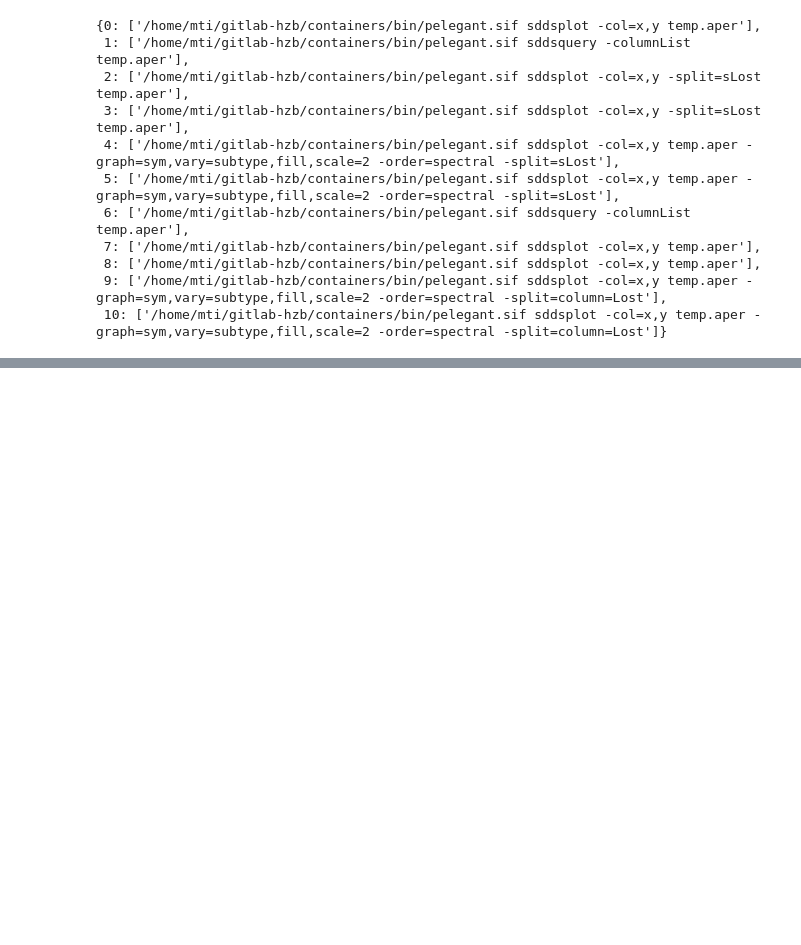
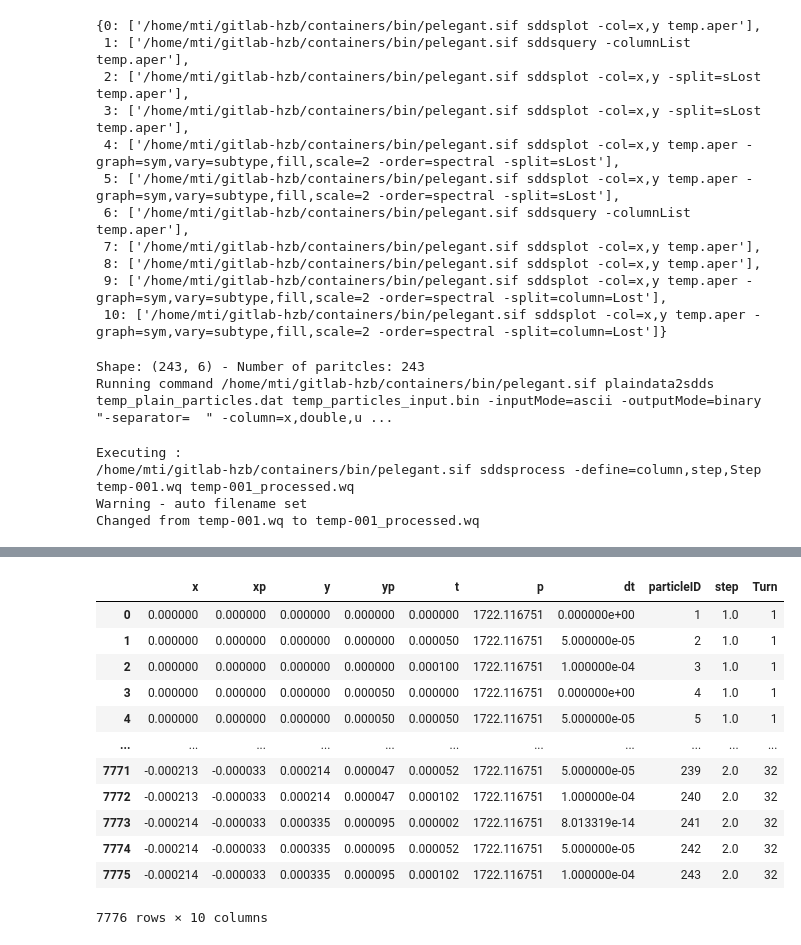
Before and after one commit to tomerten/PyElegantSDDS, a Jupyter notebook: docs/notebook/Tutorial_ElegantRun.ipynb, the cells around one changed output, grey strips where cells are left out. Cells and saved outputs as stored; diff of their text form; code cells hidden in the pictures; blank space fills up the shorter version.

```diff
--- a/docs/notebook/Tutorial_ElegantRun.ipynb
+++ b/docs/notebook/Tutorial_ElegantRun.ipynb
@@ -801,3 +819,31 @@ sddsp.command_history
  8: ['/home/mti/gitlab-hzb/containers/bin/pelegant.sif sddsplot -col=x,y temp.aper'],
  9: ['/home/mti/gitlab-hzb/containers/bin/pelegant.sif sddsplot -col=x,y temp.aper -graph=sym,vary=subtype,fill,scale=2 -order=spectral -split=column=Lost'],
  10: ['/home/mti/gitlab-hzb/containers/bin/pelegant.sif sddsplot -col=x,y temp.aper -graph=sym,vary=subtype,fill,scale=2 -order=spectral -split=column=Lost']}
+# %%
+ datasetdc = {
+        "Q1" : [1.786022448154-0.01,1.786022448154+0.01],
+        "Q2" : [2.295915530046-0.01,2.295915530046+0.01],
+
+ }
+
+er = ElegantRun(sif,lattice, parallel=True, use_beamline="par", energy=880.00)
+er.generate_sdds_particle_inputfile(grid_type='rectangular', p_min=1e-6, p_max=1e-2,
+                                    pcentralmev=er.kwargs.get('energy'),
+                                    NPOINTS=3
+                                   )
+er.track_vary(varydict=datasetdc,varyitemlist=['k1',"k1"],n_passes=2**4, add_watch_start=True, mode='row')
+# %% [output]
+Shape: (243, 6) - Number of paritcles: 243
+Running command /home/mti/gitlab-hzb/containers/bin/pelegant.sif plaindata2sdds temp_plain_particles.dat temp_particles_input.bin -inputMode=ascii -outputMode=binary "-separator=  " -column=x,double,u ...
+# %%
+sdds = SDDS(sif, "temp-001.wq",0)
+sdds.process_scan()
+# %% [output]
+Executing :
+/home/mti/gitlab-hzb/containers/bin/pelegant.sif sddsprocess -define=column,step,Step temp-001.wq temp-001_processed.wq
+Warning - auto filename set
+Changed from temp-001.wq to temp-001_processed.wq
+# %%
+data = sdds.readParticleData()
+data
+# %% [output]
@@ -803,0 +854,13 @@ sddsp.command_history
+|  | x | xp | y | yp | t | p | dt | particleID | step | Turn |
+| 0 | 0.000000 | 0.000000 | 0.000000 | 0.000000 | 0.000000 | 1722.116751 | 0.000000e+00 | 1 | 1.0 | 1 |
+| 1 | 0.000000 | 0.000000 | 0.000000 | 0.000000 | 0.000050 | 1722.116751 | 5.000000e-05 | 2 | 1.0 | 1 |
+| 2 | 0.000000 | 0.000000 | 0.000000 | 0.000000 | 0.000100 | 1722.116751 | 1.000000e-04 | 3 | 1.0 | 1 |
+| 3 | 0.000000 | 0.000000 | 0.000000 | 0.000050 | 0.000000 | 1722.116751 | 0.000000e+00 | 4 | 1.0 | 1 |
+| 4 | 0.000000 | 0.000000 | 0.000000 | 0.000050 | 0.000050 | 1722.116751 | 5.000000e-05 | 5 | 1.0 | 1 |
+| ... | ... | ... | ... | ... | ... | ... | ... | ... | ... | ... |
+| 7771 | -0.000213 | -0.000033 | 0.000214 | 0.000047 | 0.000052 | 1722.116751 | 5.000000e-05 | 239 | 2.0 | 32 |
+| 7772 | -0.000213 | -0.000033 | 0.000214 | 0.000047 | 0.000102 | 1722.116751 | 1.000000e-04 | 240 | 2.0 | 32 |
+| 7773 | -0.000214 | -0.000033 | 0.000335 | 0.000095 | 0.000002 | 1722.116751 | 8.013319e-14 | 241 | 2.0 | 32 |
+| 7774 | -0.000214 | -0.000033 | 0.000335 | 0.000095 | 0.000052 | 1722.116751 | 5.000000e-05 | 242 | 2.0 | 32 |
+| 7775 | -0.000214 | -0.000033 | 0.000335 | 0.000095 | 0.000102 | 1722.116751 | 1.000000e-04 | 243 | 2.0 | 32 |
+7776 rows × 10 columns
```
Also changed, not shown: parts of 13 cells of this notebook, 28 other files.
